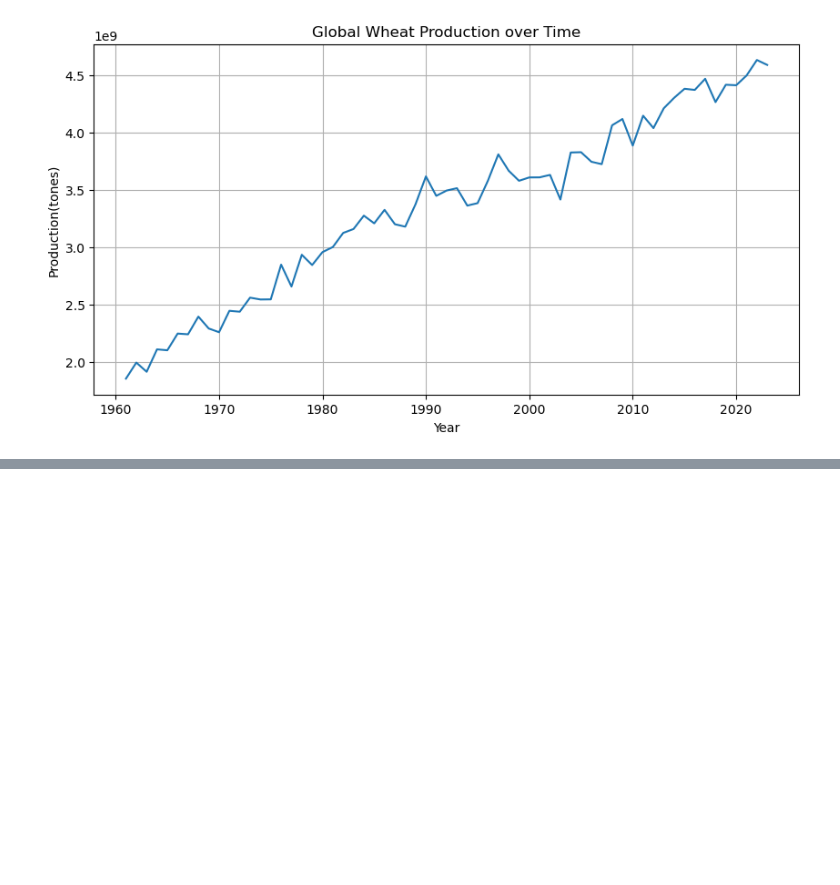
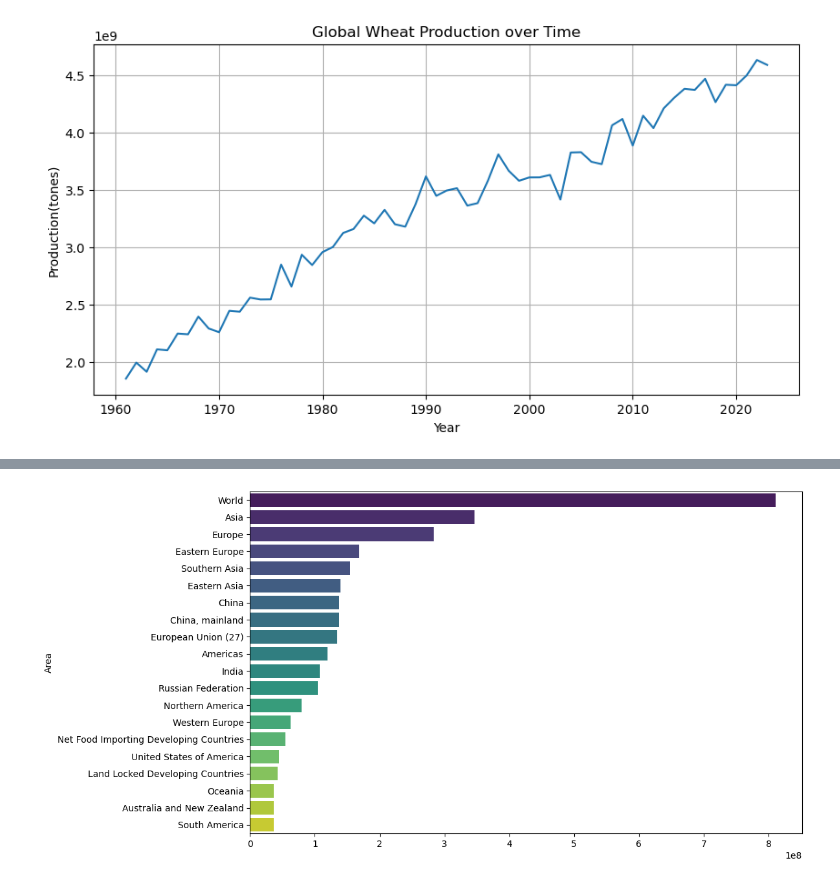
Before and after one commit to Moh-Bashawat/datasci2025, a Jupyter notebook: FAO1.ipynb, the cells around one changed output, grey strips where cells are left out. Saved outputs shown, nothing was run; the diff lists cells and outputs as text; code cells hidden in the pictures; blank space fills up the shorter version.

```diff
--- a/FAO1.ipynb
+++ b/FAO1.ipynb
@@ -174,0 +247,9 @@ plt.show()
+# %%
+# identify top 10 wheat producers in 2022
+wheat_2022 = wheat_long[wheat_long['Year'] == 2022]
+top_countries = wheat_2022.groupby('Area')['Value'].sum().sort_values(ascending = False).head(20)
+plt.figure(figsize=(12, 6))
+sns.barplot(x= top_countries.values, y= top_countries.index, palette='viridis')
+plt.tight_layout()
+# %% [output]
+[figure, added]
```
Also changed, not shown: parts of 31 cells of this notebook.
